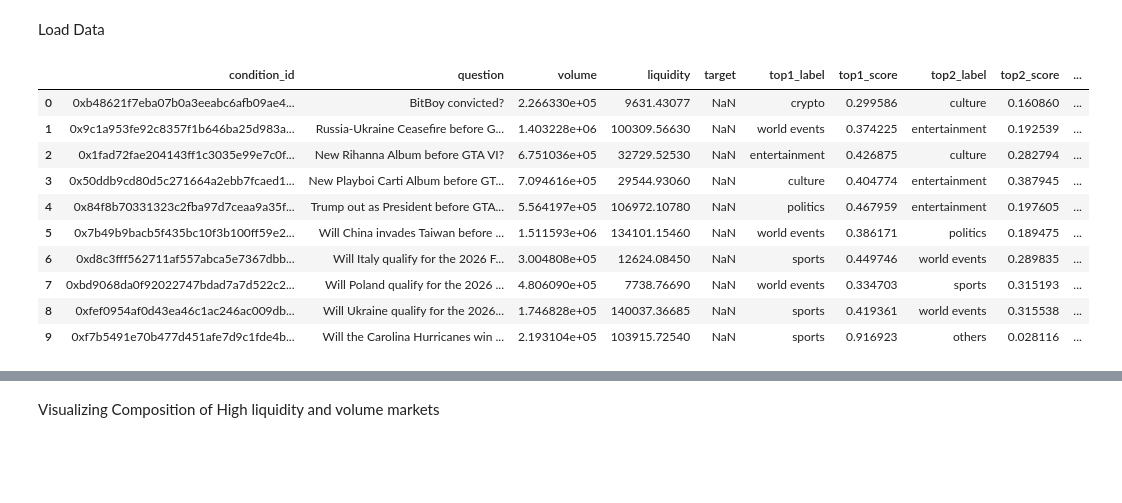
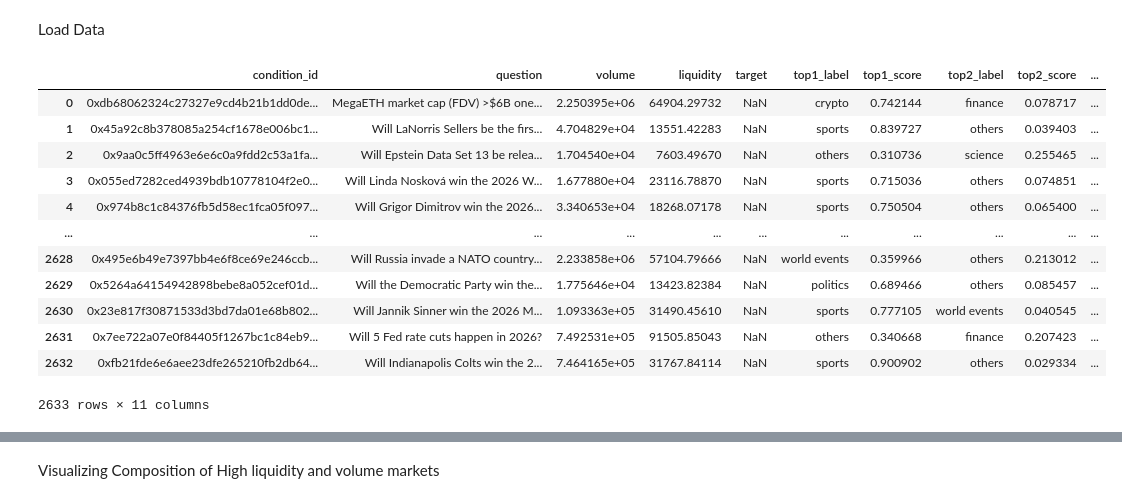
Before and after one commit to EnzoAlto/PolyMarket_BigData, a Jupyter notebook: Lab Notebook-Enzo.ipynb, the cells around one changed output, grey strips where cells are left out. Drawn from its saved outputs; the diff is of its cells as text; code cells hidden in the pictures; blank space fills up the shorter version.

```diff
--- a/Lab Notebook-Enzo.ipynb
+++ b/Lab Notebook-Enzo.ipynb
@@ -559,19 +624,32 @@ Combine and Load Classified Data
 Load Data
 # %%
 # Load Data
+# path = "slt3a/Lab 1/data/market_targets_classified_all.parquet"
 path = "slt3a/Lab 1/data/market_targets_classified_all.parquet"
+
 # Polar Dataframe Version
 df_market_class = pl.scan_parquet(path)
-df_market_class.limit(10).collect().to_pandas()
+# df_market_class.limit(10).collect().to_pandas()
+# df_market_class.collect().to_pandas()
+
+# Remove exact duplicate rows
+df_market_class_dedup = (
+    pl.scan_parquet(path)
+    .unique(subset=["condition_id"], keep="first")
+)
+# materialize if needed
+df_market_class_dedup.collect().to_pandas()
 # %% [output]
 |  | condition_id | question | volume | liquidity | target | top1_label | top1_score | top2_label | top2_score | ... |
-| 0 | 0xb48621f7eba07b0a3eeabc6afb09ae4... | BitBoy convicted? | 2.266330e+05 | 9631.43077 | NaN | crypto | 0.299586 | culture | 0.160860 | ... |
-| 1 | 0x9c1a953fe92c8357f1b646ba25d983a... | Russia-Ukraine Ceasefire before G... | 1.403228e+06 | 100309.56630 | NaN | world events | 0.374225 | entertainment | 0.192539 | ... |
-| 2 | 0x1fad72fae204143ff1c3035e99e7c0f... | New Rihanna Album before GTA VI? | 6.751036e+05 | 32729.52530 | NaN | entertainment | 0.426875 | culture | 0.282794 | ... |
-| 3 | 0x50ddb9cd80d5c271664a2ebb7fcaed1... | New Playboi Carti Album before GT... | 7.094616e+05 | 29544.93060 | NaN | culture | 0.404774 | entertainment | 0.387945 | ... |
-| 4 | 0x84f8b70331323c2fba97d7ceaa9a35f... | Trump out as President before GTA... | 5.564197e+05 | 106972.10780 | NaN | politics | 0.467959 | entertainment | 0.197605 | ... |
-| 5 | 0x7b49b9bacb5f435bc10f3b100ff59e2... | Will China invades Taiwan before ... | 1.511593e+06 | 134101.15460 | NaN | world events | 0.386171 | politics | 0.189475 | ... |
-| 6 | 0xd8c3fff562711af557abca5e7367dbb... | Will Italy qualify for the 2026 F... | 3.004808e+05 | 12624.08450 | NaN | sports | 0.449746 | world events | 0.289835 | ... |
-| 7 | 0xbd9068da0f92022747bdad7a7d522c2... | Will Poland qualify for the 2026 ... | 4.806090e+05 | 7738.76690 | NaN | world events | 0.334703 | sports | 0.315193 | ... |
-| 8 | 0xfef0954af0d43ea46c1ac246ac009db... | Will Ukraine qualify for the 2026... | 1.746828e+05 | 140037.36685 | NaN | sports | 0.419361 | world events | 0.315538 | ... |
-| 9 | 0xf7b5491e70b477d451afe7d9c1fde4b... | Will the Carolina Hurricanes win ... | 2.193104e+05 | 103915.72540 | NaN | sports | 0.916923 | others | 0.028116 | ... |
+| 0 | 0xdb68062324c27327e9cd4b21b1dd0de... | MegaETH market cap (FDV) >$6B one... | 2.250395e+06 | 64904.29732 | NaN | crypto | 0.742144 | finance | 0.078717 | ... |
+| 1 | 0x45a92c8b378085a254cf1678e006bc1... | Will LaNorris Sellers be the firs... | 4.704829e+04 | 13551.42283 | NaN | sports | 0.839727 | others | 0.039403 | ... |
+| 2 | 0x9aa0c5ff4963e6e6c0a9fdd2c53a1fa... | Will Epstein Data Set 13 be relea... | 1.704540e+04 | 7603.49670 | NaN | others | 0.310736 | science | 0.255465 | ... |
+| 3 | 0x055ed7282ced4939bdb10778104f2e0... | Will Linda Nosková win the 2026 W... | 1.677880e+04 | 23116.78870 | NaN | sports | 0.715036 | others | 0.074851 | ... |
+| 4 | 0x974b8c1c84376fb5d58ec1fca05f097... | Will Grigor Dimitrov win the 2026... | 3.340653e+04 | 18268.07178 | NaN | sports | 0.750504 | others | 0.065400 | ... |
+| ... | ... | ... | ... | ... | ... | ... | ... | ... | ... | ... |
+| 2628 | 0x495e6b49e7397bb4e6f8ce69e246ccb... | Will Russia invade a NATO country... | 2.233858e+06 | 57104.79666 | NaN | world events | 0.359966 | others | 0.213012 | ... |
+| 2629 | 0x5264a64154942898bebe8a052cef01d... | Will the Democratic Party win the... | 1.775646e+04 | 13423.82384 | NaN | politics | 0.689466 | others | 0.085457 | ... |
+| 2630 | 0x23e817f30871533d3bd7da01e68b802... | Will Jannik Sinner win the 2026 M... | 1.093363e+05 | 31490.45610 | NaN | sports | 0.777105 | world events | 0.040545 | ... |
+| 2631 | 0x7ee722a07e0f84405f1267bc1c84eb9... | Will 5 Fed rate cuts happen in 2026? | 7.492531e+05 | 91505.85043 | NaN | others | 0.340668 | finance | 0.207423 | ... |
+| 2632 | 0xfb21fde6e6aee23dfe265210fb2db64... | Will Indianapolis Colts win the 2... | 7.464165e+05 | 31767.84114 | NaN | sports | 0.900902 | others | 0.029334 | ... |
+2633 rows × 11 columns
```
Also changed, not shown: parts of 72 cells of this notebook.
